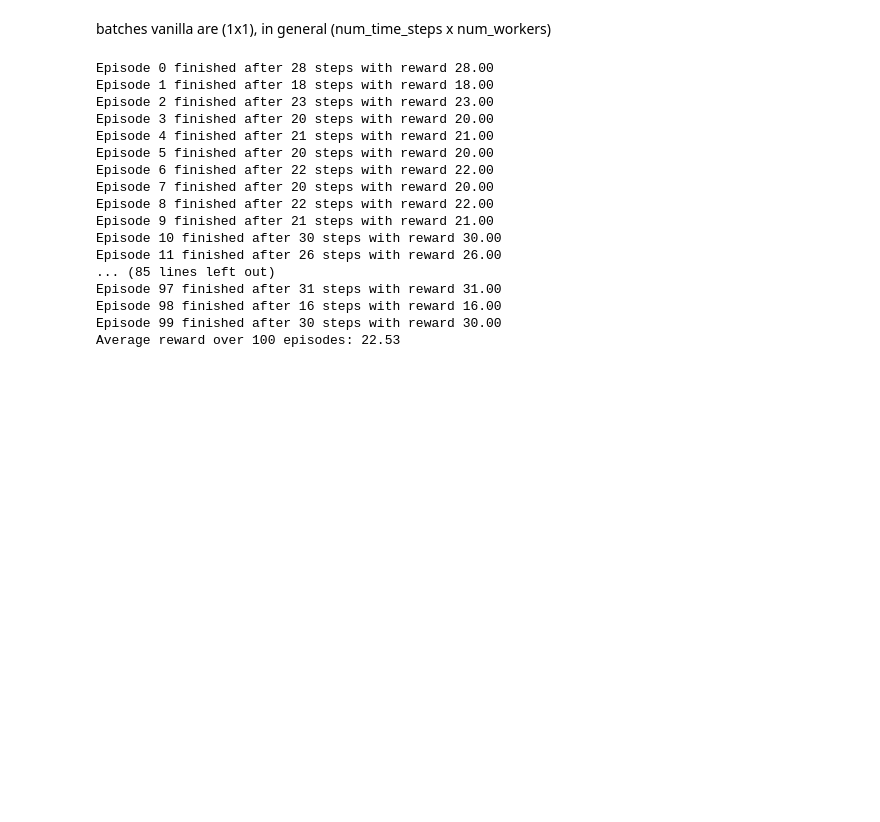
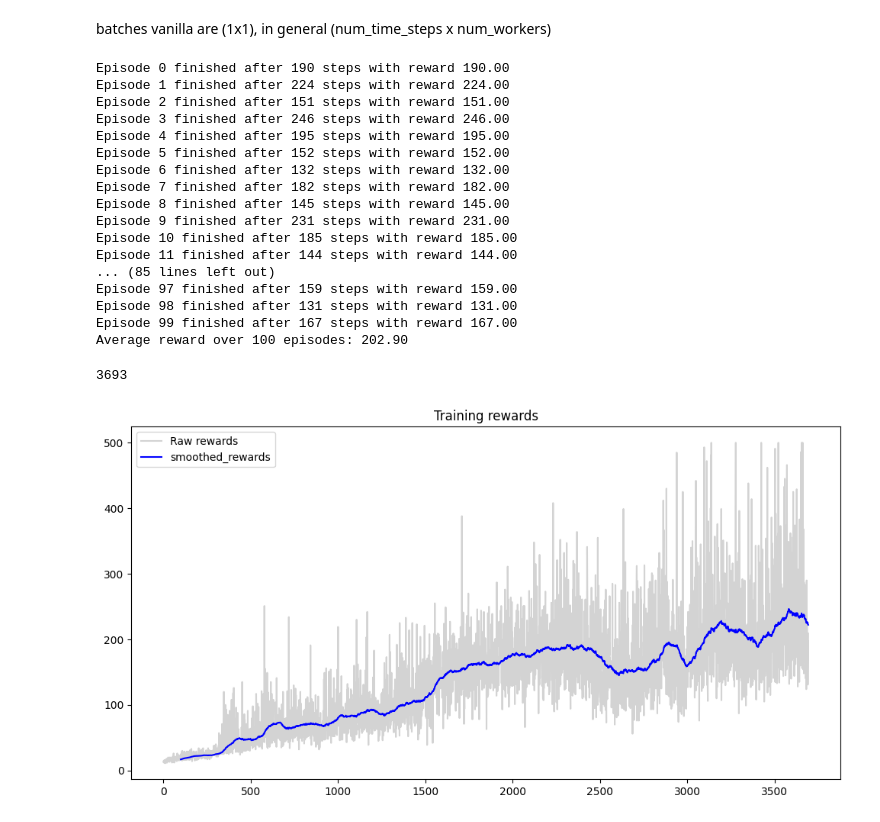
Before and after one commit to alexei-erm/annrl_project, a Jupyter notebook: main.ipynb, the cells around one changed output. Saved outputs shown, nothing was run; the diff lists cells and outputs as text; code cells hidden in the pictures; blank space fills up the shorter version.

Commit message:
best version so far
removed optimizer definitions outside of train() + randomly breaking ties in greedy policies

```diff
--- a/main.ipynb
+++ b/main.ipynb
@@ -121,14 +133,12 @@ workers all use the same parameters and get updated with the same gradient at th
 batches vanilla are (1x1), in general (num_time_steps x num_workers)
 # %%
 # Initialize batch
-critic_losses = []
-actor_losses = []
 episode_rewards_test = []
 num_episodes_test = 100
 
 for episode in range(num_episodes_test):
     state, _ = env.reset()
-    state = torch.from_numpy(state).float().to(device)  # Convert state to a tensor
+    state = tensor(state).to(device)  # Convert state to a tensor
 
     episode_reward = 0
 
@@ -137,7 +147,7 @@ for episode in range(num_episodes_test):
         next_state, reward, terminated, truncated, _ = env.step(action.item())
         agent.num_steps += 1
 
-        next_state = torch.from_numpy(next_state).float().to(device)  # Convert next_state to a tensor
+        next_state = tensor(next_state).to(device)  # Convert next_state to a tensor
         done = terminated or truncated
         episode_reward += reward
 
@@ -148,20 +158,41 @@ for episode in range(num_episodes_test):
 
 print(f"Average reward over {num_episodes_test} episodes: {np.mean(episode_rewards_test):.2f}")
 # %% [output]
-Episode 0 finished after 28 steps with reward 28.00
-Episode 1 finished after 18 steps with reward 18.00
-Episode 2 finished after 23 steps with reward 23.00
-Episode 3 finished after 20 steps with reward 20.00
-Episode 4 finished after 21 steps with reward 21.00
-Episode 5 finished after 20 steps with reward 20.00
-Episode 6 finished after 22 steps with reward 22.00
-Episode 7 finished after 20 steps with reward 20.00
-Episode 8 finished after 22 steps with reward 22.00
-Episode 9 finished after 21 steps with reward 21.00
-Episode 10 finished after 30 steps with reward 30.00
-Episode 11 finished after 26 steps with reward 26.00
+Episode 0 finished after 190 steps with reward 190.00
+Episode 1 finished after 224 steps with reward 224.00
+Episode 2 finished after 151 steps with reward 151.00
+Episode 3 finished after 246 steps with reward 246.00
+Episode 4 finished after 195 steps with reward 195.00
+Episode 5 finished after 152 steps with reward 152.00
+Episode 6 finished after 132 steps with reward 132.00
+Episode 7 finished after 182 steps with reward 182.00
+Episode 8 finished after 145 steps with reward 145.00
+Episode 9 finished after 231 steps with reward 231.00
+Episode 10 finished after 185 steps with reward 185.00
+Episode 11 finished after 144 steps with reward 144.00
 ... (85 lines left out)
-Episode 97 finished after 31 steps with reward 31.00
-Episode 98 finished after 16 steps with reward 16.00
-Episode 99 finished after 30 steps with reward 30.00
-Average reward over 100 episodes: 22.53
+Episode 97 finished after 159 steps with reward 159.00
+Episode 98 finished after 131 steps with reward 131.00
+Episode 99 finished after 167 steps with reward 167.00
+Average reward over 100 episodes: 202.90
+# %%
+len(episode_rewards)
+# %% [output]
+3693
+# %%
+# Convert the list to a pandas DataFrame
+episode_rewards_df = pd.DataFrame(episode_rewards, columns=['reward'])
+
+# Compute a rolling window of size 10
+episode_rewards_df['smoothed_rewards'] = episode_rewards_df['reward'].rolling(window=100).mean()
+
+# Plot the results
+plt.figure(figsize=(12, 6))
+plt.plot(episode_rewards_df['reward'], label='Raw rewards', color='lightgray')
+plt.plot(episode_rewards_df['smoothed_rewards'], label='smoothed_rewards', color='blue')
+plt.title('Training rewards')
+# plt.xscale('log')
+plt.legend()
+plt.show()
+# %% [output]
+[figure, added]
```
Also changed, not shown: parts of 8 cells of this notebook, 6 other files.
